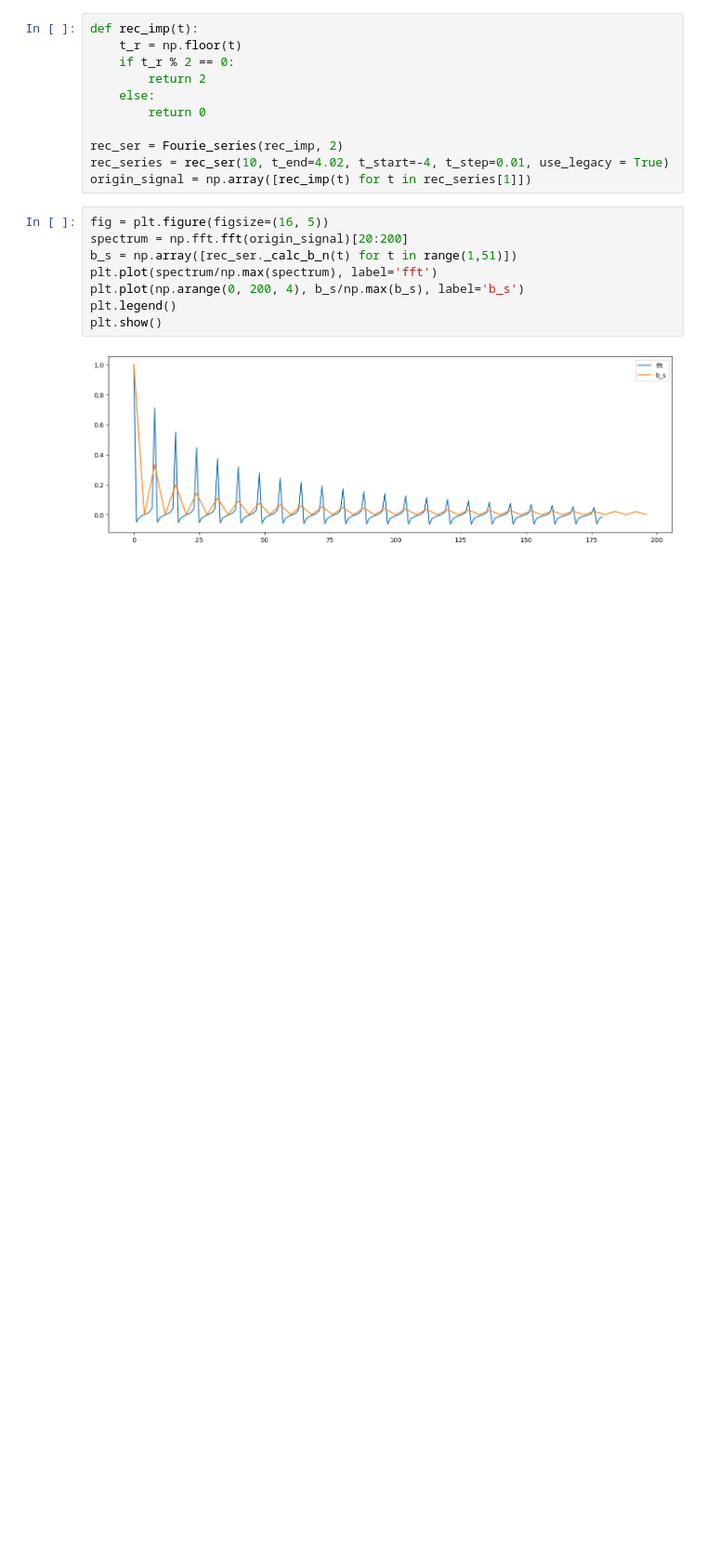
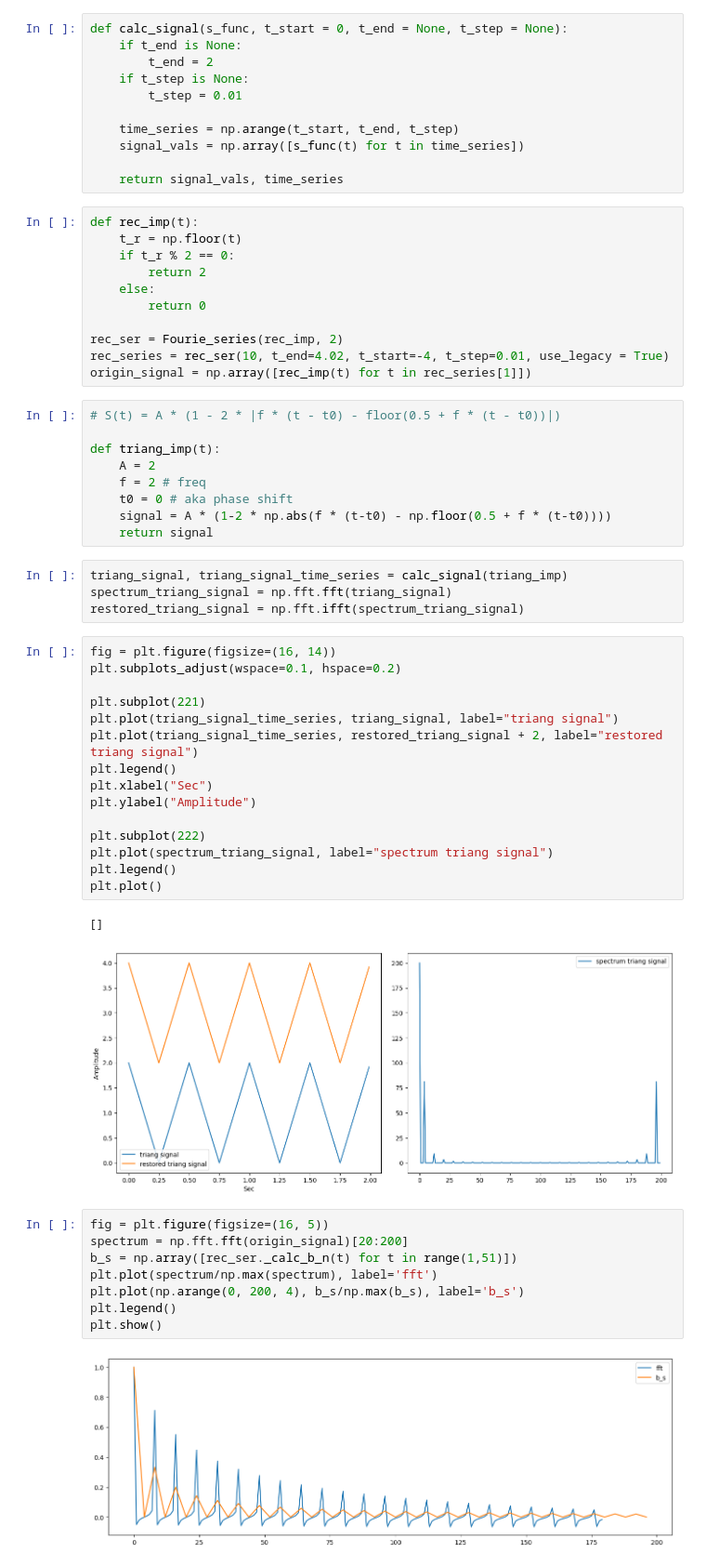
Before and after one commit to JooudDoo/DigitalSignals, a Jupyter notebook: lab_1.ipynb, the cells around one changed output. Shown: that part at 93% size. Cells and saved outputs as stored; diff of their text form; blank space fills up the shorter version.

Commit message:
Add triang signal

```diff
--- a/lab_1.ipynb
+++ b/lab_1.ipynb
@@ -93,6 +95,17 @@ class Fourie_series():
 
     def __call__(self, N, t_start = 0, t_end = None, t_step = None, use_legacy = False):
         return self._calc_fouries_series_by_time(N, t_start, t_end, t_step, use_legacy)
+# %%
+def calc_signal(s_func, t_start = 0, t_end = None, t_step = None):
+    if t_end is None:
+        t_end = 2
+    if t_step is None:
+        t_step = 0.01
+
+    time_series = np.arange(t_start, t_end, t_step)
+    signal_vals = np.array([s_func(t) for t in time_series])
+
+    return signal_vals, time_series
 # %%
 def rec_imp(t):
     t_r = np.floor(t)
@@ -104,6 +117,37 @@ def rec_imp(t):
 rec_ser = Fourie_series(rec_imp, 2)
 rec_series = rec_ser(10, t_end=4.02, t_start=-4, t_step=0.01, use_legacy = True)
 origin_signal = np.array([rec_imp(t) for t in rec_series[1]])
+# %%
+# S(t) = A * (1 - 2 * |f * (t - t0) - floor(0.5 + f * (t - t0))|)
+
+def triang_imp(t):
+    A = 2
+    f = 2 # freq
+    t0 = 0 # aka phase shift
+    signal = A * (1-2 * np.abs(f * (t-t0) - np.floor(0.5 + f * (t-t0))))
+    return signal
+# %%
+triang_signal, triang_signal_time_series = calc_signal(triang_imp)
+spectrum_triang_signal = np.fft.fft(triang_signal)
+restored_triang_signal = np.fft.ifft(spectrum_triang_signal)
+# %%
+fig = plt.figure(figsize=(16, 14))
+plt.subplots_adjust(wspace=0.1, hspace=0.2)
+
+plt.subplot(221)
+plt.plot(triang_signal_time_series, triang_signal, label="triang signal")
+plt.plot(triang_signal_time_series, restored_triang_signal + 2, label="restored triang signal")
+plt.legend()
+plt.xlabel("Sec")
+plt.ylabel("Amplitude")
+
+plt.subplot(222)
+plt.plot(spectrum_triang_signal, label="spectrum triang signal")
+plt.legend()
+plt.plot()
+# %% [output]
+[]
+[figure, added]
 # %%
 fig = plt.figure(figsize=(16, 5))
 spectrum = np.fft.fft(origin_signal)[20:200]
```
Also changed, not shown: parts of 3 cells of this notebook.
